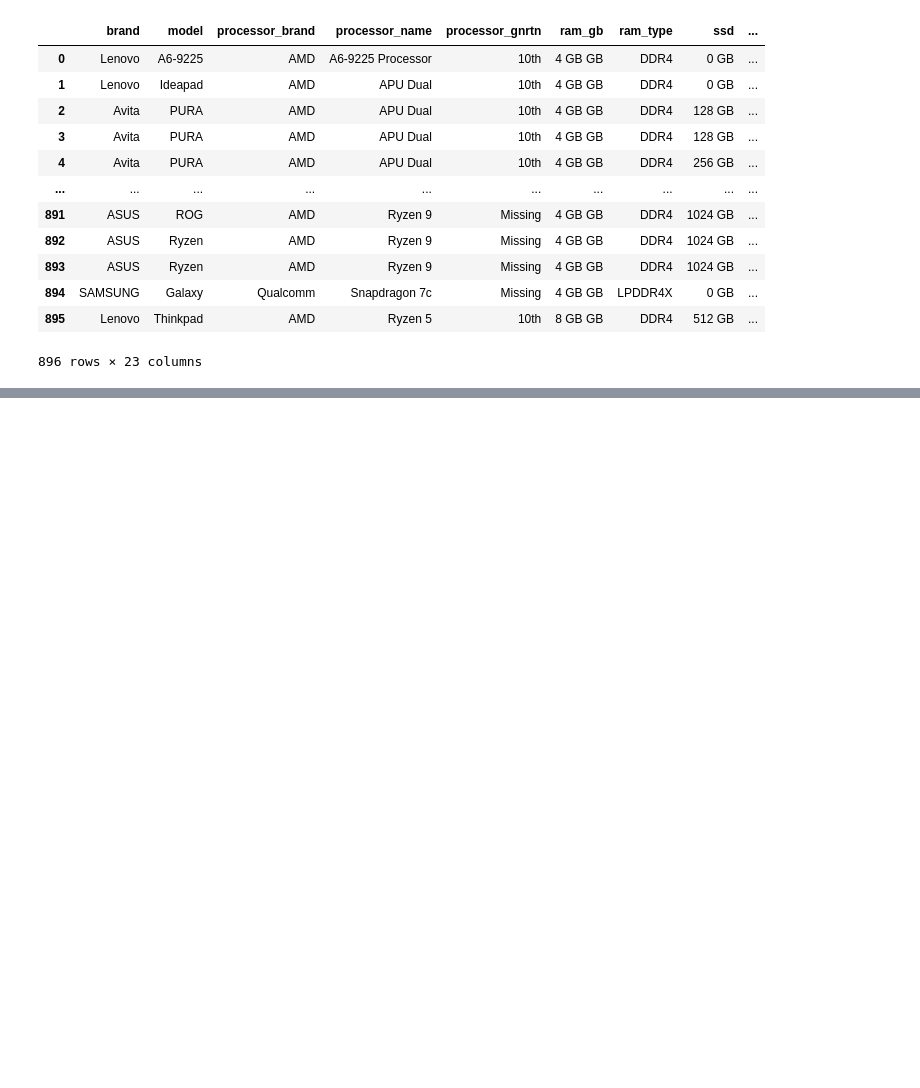
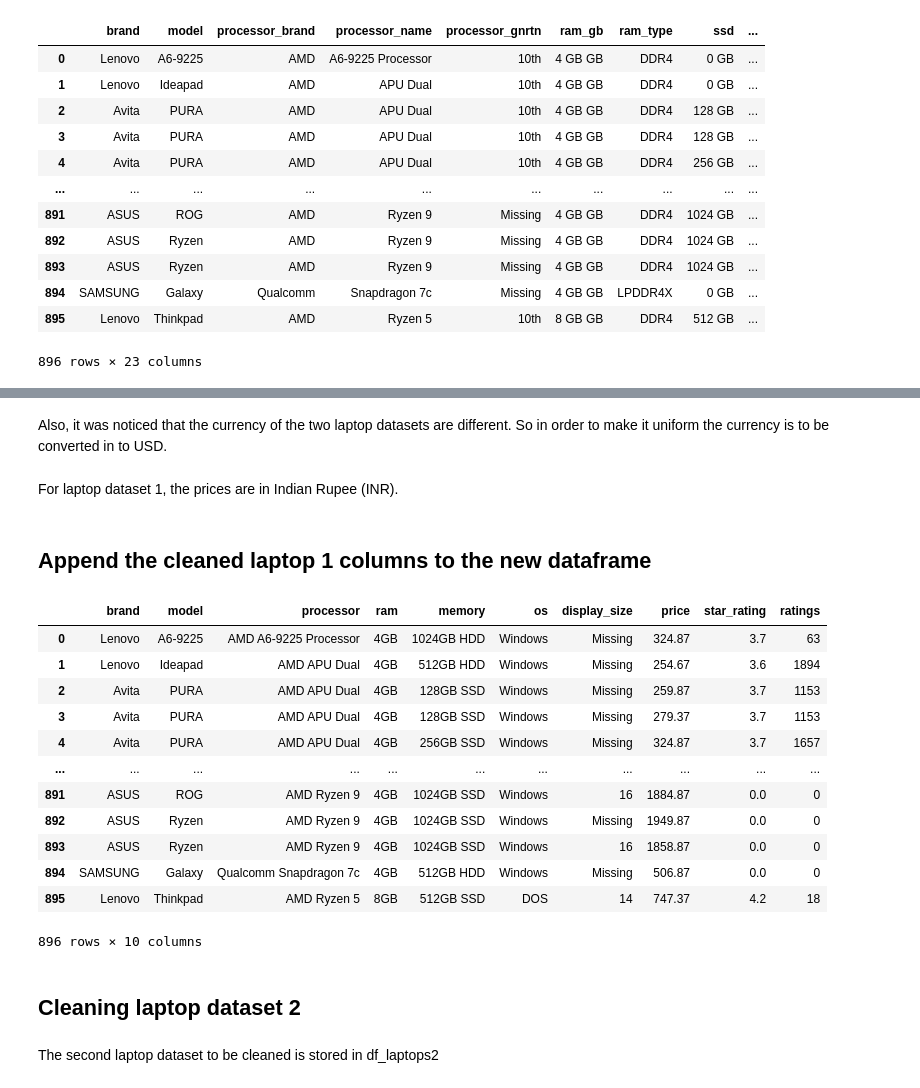
Before and after one commit to jason-9601/DATAPRE-Final, a Jupyter notebook: DATAPRE Final.ipynb, the cells around one changed output, grey strips where cells are left out. Cells and saved outputs as stored; diff of their text form; code cells hidden in the pictures; blank space fills up the shorter version.

```diff
--- a/DATAPRE Final.ipynb
+++ b/DATAPRE Final.ipynb
@@ -71,0 +169,6 @@ df_laptops2
+# %%
+df_laptops1.loc[df_laptops1['hdd'] == '0 GB', ['memory']] = df_laptops1['ssd'] + ' SSD'
+df_laptops1.loc[df_laptops1['ssd'] == '0 GB', ['memory']] = df_laptops1['hdd'] + ' HDD'
+df_laptops1.loc[(df_laptops1['ssd'] != '0 GB') & (df_laptops1['hdd'] != '0 GB'), ['memory']] = df_laptops1['ssd'] + ' SSD + ' + df_laptops1['hdd'] + ' HDD'
+# %%
+df_laptops1['memory'] = df_laptops1['memory'].str.replace(' GB', 'GB')
@@ -71,0 +195,35 @@ df_laptops2
+# %%
+df_laptops1['price'] = df_laptops1['latest_price']
+# %% [markdown]
+Also, it was noticed that the currency of the two laptop datasets are different. So in order to make it uniform the currency is to be converted in to USD.
+# %% [markdown]
+For laptop dataset 1, the prices are in Indian Rupee (INR).
+# %%
+INR_to_USD = 0.013
+df_laptops1['price'] = df_laptops1['price'] * INR_to_USD
+# %% [markdown]
+## Append the cleaned laptop 1 columns to the new dataframe ##
+# %%
+df_laptops1_cols = df_laptops1[['brand', 'model', 'processor', 'ram', 'memory', 'os',
+                                'display_size', 'price', 'star_rating', 'ratings']]
+
+df_laptops = df_laptops.append(df_laptops1_cols)
+df_laptops
+# %% [output]
+|  | brand | model | processor | ram | memory | os | display_size | price | star_rating | ratings |
+| 0 | Lenovo | A6-9225 | AMD A6-9225 Processor | 4GB | 1024GB HDD | Windows | Missing | 324.87 | 3.7 | 63 |
+| 1 | Lenovo | Ideapad | AMD APU Dual | 4GB | 512GB HDD | Windows | Missing | 254.67 | 3.6 | 1894 |
+| 2 | Avita | PURA | AMD APU Dual | 4GB | 128GB SSD | Windows | Missing | 259.87 | 3.7 | 1153 |
+| 3 | Avita | PURA | AMD APU Dual | 4GB | 128GB SSD | Windows | Missing | 279.37 | 3.7 | 1153 |
+| 4 | Avita | PURA | AMD APU Dual | 4GB | 256GB SSD | Windows | Missing | 324.87 | 3.7 | 1657 |
+| ... | ... | ... | ... | ... | ... | ... | ... | ... | ... | ... |
+| 891 | ASUS | ROG | AMD Ryzen 9 | 4GB | 1024GB SSD | Windows | 16 | 1884.87 | 0.0 | 0 |
+| 892 | ASUS | Ryzen | AMD Ryzen 9 | 4GB | 1024GB SSD | Windows | Missing | 1949.87 | 0.0 | 0 |
+| 893 | ASUS | Ryzen | AMD Ryzen 9 | 4GB | 1024GB SSD | Windows | 16 | 1858.87 | 0.0 | 0 |
+| 894 | SAMSUNG | Galaxy | Qualcomm Snapdragon 7c | 4GB | 512GB HDD | Windows | Missing | 506.87 | 0.0 | 0 |
+| 895 | Lenovo | Thinkpad | AMD Ryzen 5 | 8GB | 512GB SSD | DOS | 14 | 747.37 | 4.2 | 18 |
+896 rows × 10 columns
+# %% [markdown]
+## Cleaning laptop dataset 2 ##
+# %% [markdown]
+The second laptop dataset to be cleaned is stored in df_laptops2
```
Also changed, not shown: parts of 44 cells of this notebook.
